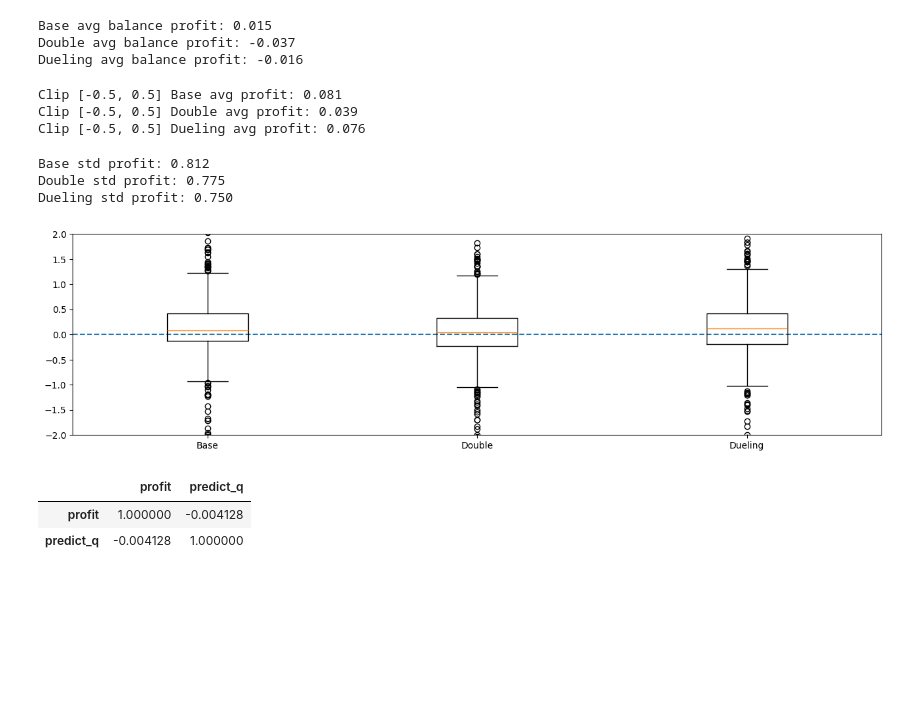
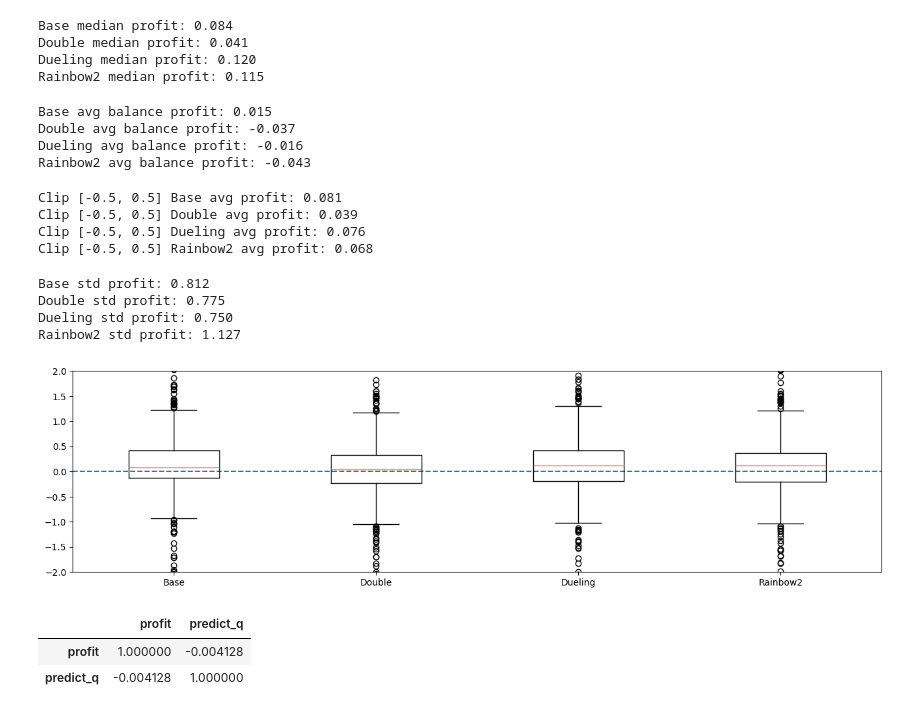
Before and after one commit to NLZer0/DQN_trading_bot, a Jupyter notebook: result_analyze.ipynb, the cells around one changed output. Saved outputs shown, nothing was run; the diff lists cells and outputs as text; code cells hidden in the pictures; blank space fills up the shorter version.

```diff
--- a/result_analyze.ipynb
+++ b/result_analyze.ipynb
@@ -24,6 +24,10 @@ with open('results/double_dqn/deals_history.pkl', 'rb') as f:
 with open('results/dueling_dqn/deals_history.pkl', 'rb') as f:
     dueling_results = pickle.load(f)
     dueling_results = processing_data(dueling_results)
+
+with open('results/rainbow_2/deals_history.pkl', 'rb') as f:
+    rainbow2_results = pickle.load(f)
+    rainbow2_results = processing_data(rainbow2_results)
 # %%
 plt.figure(figsize=(16,4))
 plt.hist(base_results.profit, bins='auto', color='c', label='base', alpha=0.5)
@@ -44,37 +51,53 @@ Dueling avg profit: 0.084
+# %%
+print(f'Base median profit: {base_results.profit.median():.3f}')
+print(f'Double median profit: {double_results.profit.median():.3f}')
+print(f'Dueling median profit: {dueling_results.profit.median():.3f}')
+print(f'Rainbow2 median profit: {rainbow2_results.profit.median():.3f}')
+# %% [output]
+Base median profit: 0.084
+Double median profit: 0.041
+Dueling median profit: 0.120
+Rainbow2 median profit: 0.115
 # %%
 print(f'Base avg balance profit: {base_results.balance_profit.mean():.3f}')
 print(f'Double avg balance profit: {double_results.balance_profit.mean():.3f}')
 print(f'Dueling avg balance profit: {dueling_results.balance_profit.mean():.3f}')
+print(f'Rainbow2 avg balance profit: {rainbow2_results.balance_profit.mean():.3f}')
 # %% [output]
 Base avg balance profit: 0.015
 Double avg balance profit: -0.037
 Dueling avg balance profit: -0.016
+Rainbow2 avg balance profit: -0.043
 # %%
 clip_value = 0.5
 print(f'Clip [-{clip_value}, {clip_value}] Base avg profit: {base_results.profit.clip(-clip_value,clip_value).mean():.3f}')
 print(f'Clip [-{clip_value}, {clip_value}] Double avg profit: {double_results.profit.clip(-clip_value,clip_value).mean():.3f}')
 print(f'Clip [-{clip_value}, {clip_value}] Dueling avg profit: {dueling_results.profit.clip(-clip_value,clip_value).mean():.3f}')
+print(f'Clip [-{clip_value}, {clip_value}] Rainbow2 avg profit: {rainbow2_results.profit.clip(-clip_value,clip_value).mean():.3f}')
 # %% [output]
 Clip [-0.5, 0.5] Base avg profit: 0.081
 Clip [-0.5, 0.5] Double avg profit: 0.039
 Clip [-0.5, 0.5] Dueling avg profit: 0.076
+Clip [-0.5, 0.5] Rainbow2 avg profit: 0.068
 # %%
 print(f'Base std profit: {base_results.profit.std():.3f}')
 print(f'Double std profit: {double_results.profit.std():.3f}')
 print(f'Dueling std profit: {dueling_results.profit.std():.3f}')
+print(f'Rainbow2 std profit: {rainbow2_results.profit.std():.3f}')
 # %% [output]
 Base std profit: 0.812
 Double std profit: 0.775
 Dueling std profit: 0.750
+Rainbow2 std profit: 1.127
 # %%
 plt.figure(figsize=(16,4))
 plt.axhline(0, linestyle='--')
-plt.boxplot([base_results.profit, double_results.profit, dueling_results.profit], tick_labels=['Base', 'Double', 'Dueling'])
+plt.boxplot([base_results.profit, double_results.profit, dueling_results.profit, rainbow2_results.profit], tick_labels=['Base', 'Double', 'Dueling', 'Rainbow2'])
 plt.ylim(-2,2)
 # plt.legend()
 print()
 # %% [output]
-[figure, old version]
+[figure, new version]
 # %%
 base_results[['profit', 'predict_q']].corr()
 # %% [output]
```
Also changed, not shown: parts of 4 cells of this notebook.
